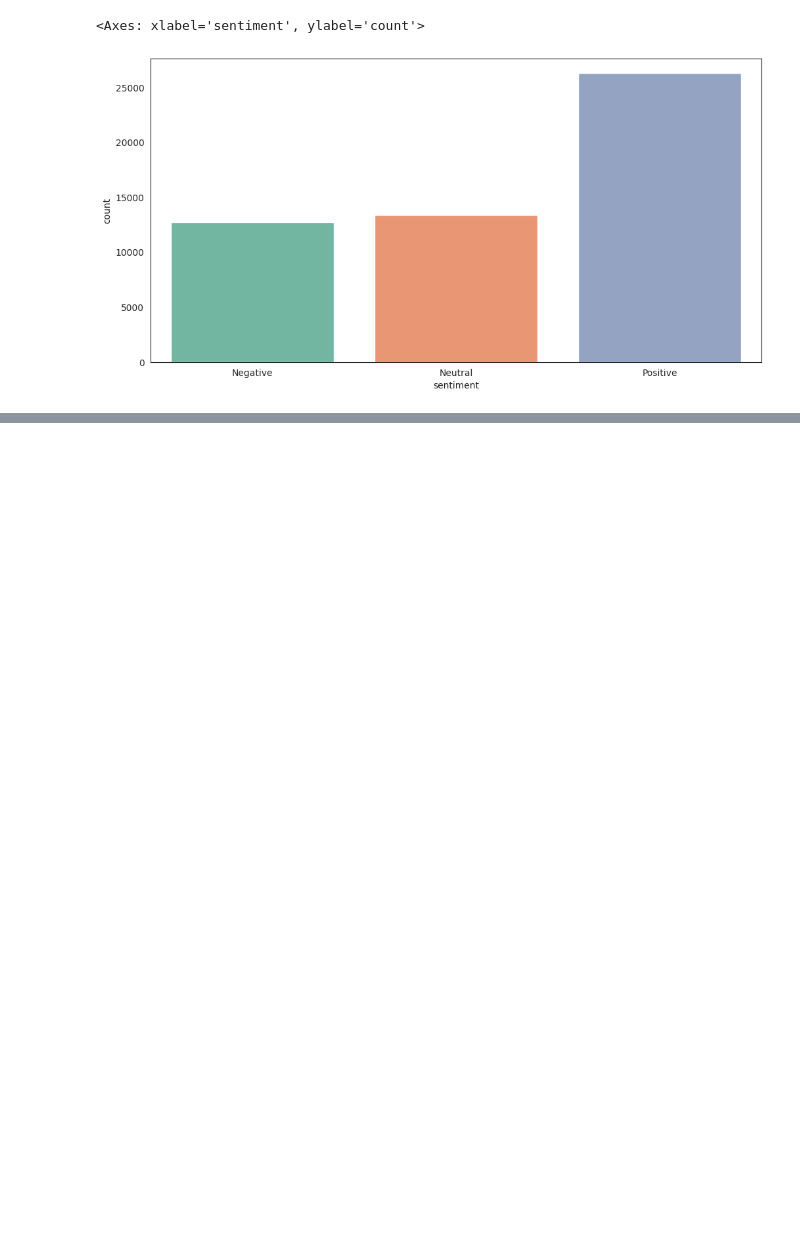
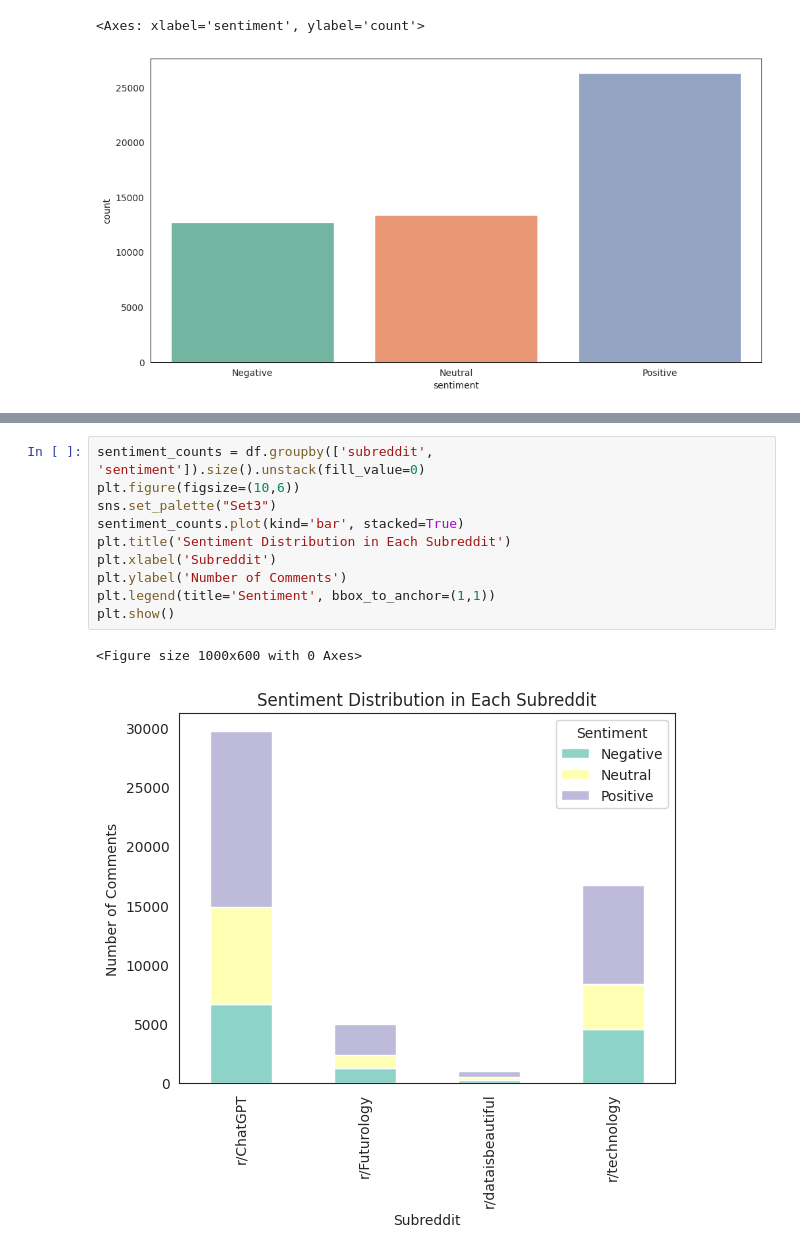
Before and after one commit to lakshmipriya-ragupathi/kaggle-datasets, a Jupyter notebook: reddit-comments-analysis-using-nlp-and-dl.ipynb, the cells around one changed output, grey strips where cells are left out. Drawn from its saved outputs; the diff is of its cells as text; blank space fills up the shorter version.

Commit message:
Kaggle Notebook | Reddit Comments Analysis using NLP and DL | Version 10

```diff
--- a/reddit-comments-analysis-using-nlp-and-dl.ipynb
+++ b/reddit-comments-analysis-using-nlp-and-dl.ipynb
@@ -380,0 +393,13 @@ sns.countplot(x='sentiment',data=df)
+# %%
+sentiment_counts = df.groupby(['subreddit', 'sentiment']).size().unstack(fill_value=0)
+plt.figure(figsize=(10,6))
+sns.set_palette("Set3")
+sentiment_counts.plot(kind='bar', stacked=True)
+plt.title('Sentiment Distribution in Each Subreddit')
+plt.xlabel('Subreddit')
+plt.ylabel('Number of Comments')
+plt.legend(title='Sentiment', bbox_to_anchor=(1,1))
+plt.show()
+# %% [output]
+<Figure size 1000x600 with 0 Axes>
+[figure, added]
```
Also changed, not shown: parts of 14 cells of this notebook.
